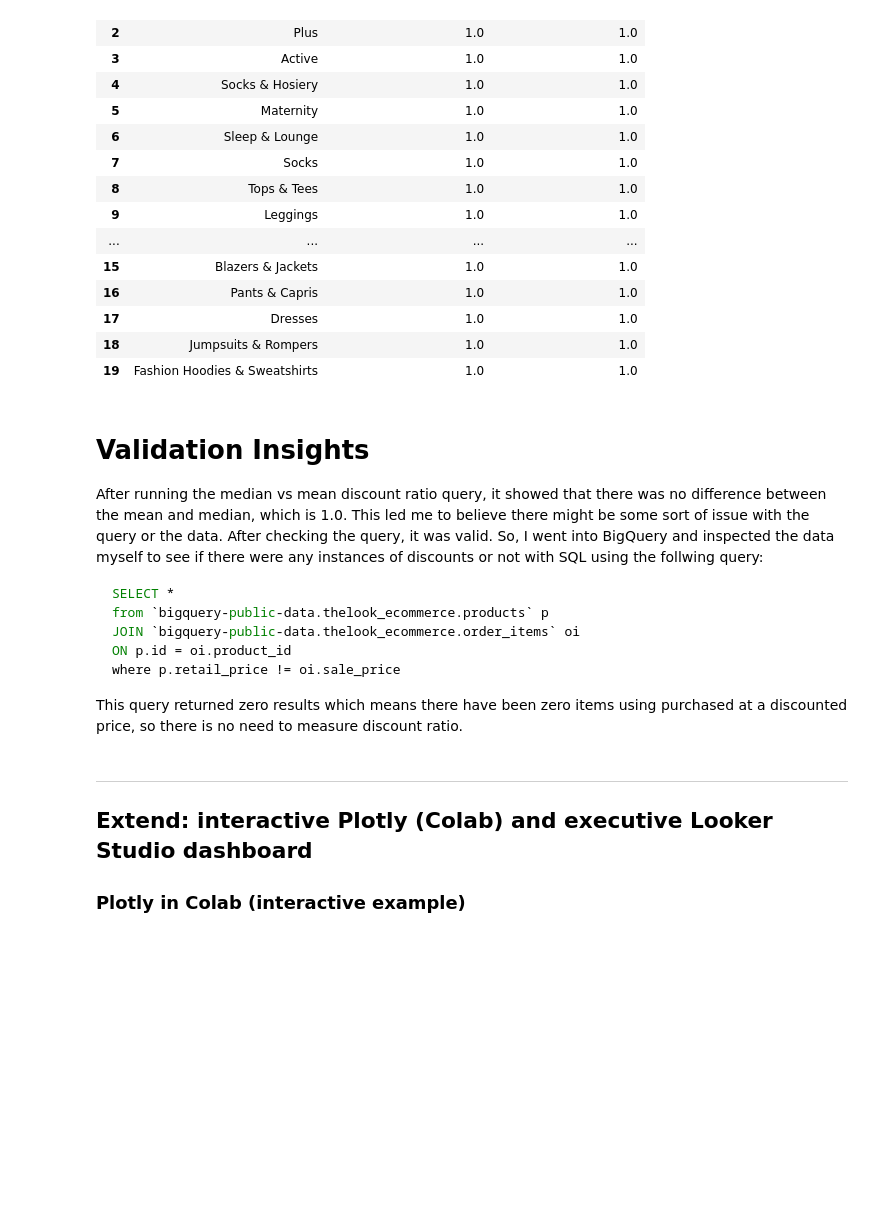
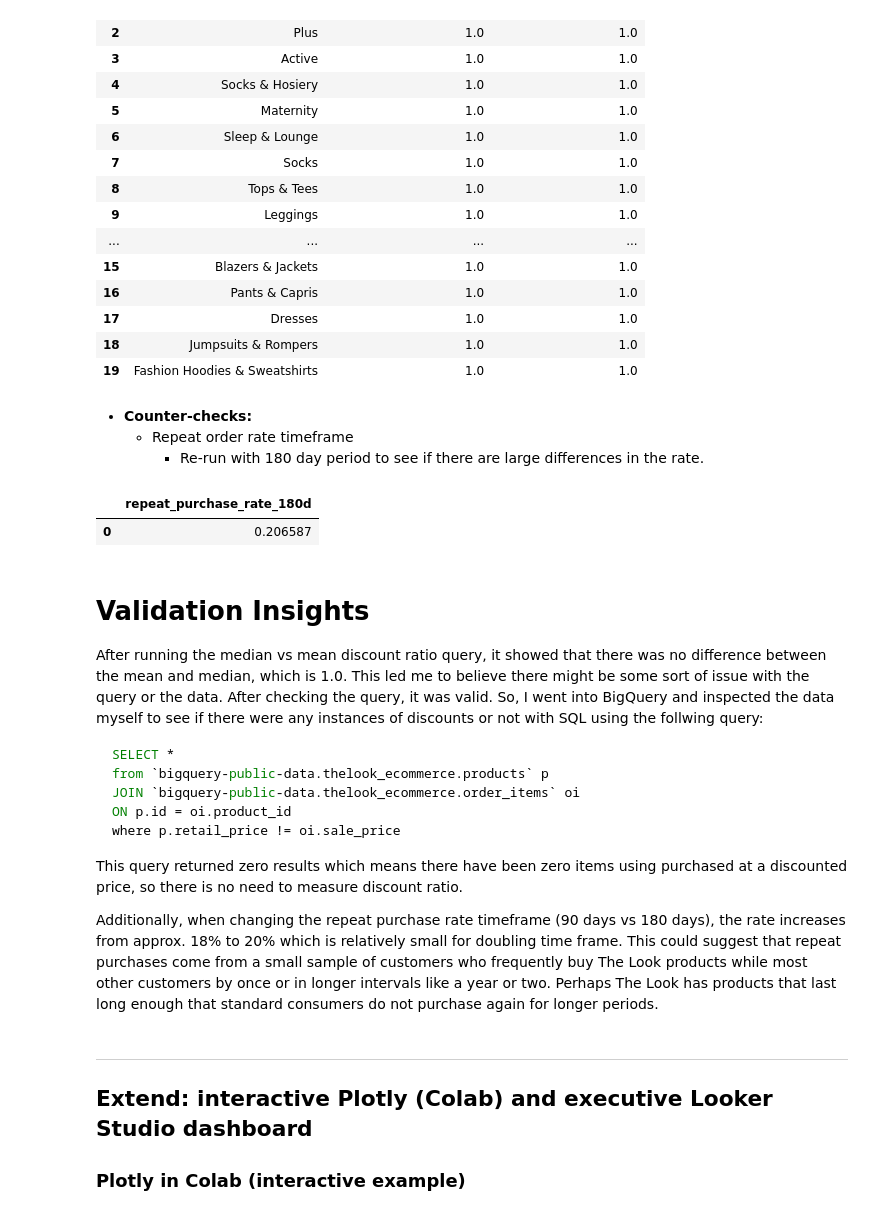
Before and after one commit to elebon26/Unit1_TheLook_Team9, a Jupyter notebook: individual/Unit1_IanHedges_DIVE.ipynb, the cells around one changed output. Drawn from its saved outputs; the diff is of its cells as text; code cells hidden in the pictures; blank space fills up the shorter version.

````diff
--- a/individual/Unit1_IanHedges_DIVE.ipynb
+++ b/individual/Unit1_IanHedges_DIVE.ipynb
@@ -586,6 +586,39 @@ median_validation_df.head(20)
 | 17 | Dresses | 1.0 | 1.0 |
 | 18 | Jumpsuits & Rompers | 1.0 | 1.0 |
 | 19 | Fashion Hoodies & Sweatshirts | 1.0 | 1.0 |
+# %% [markdown]
+- **Counter-checks:**
+  - Repeat order rate timeframe
+    - Re-run with 180 day period to see if there are large differences in the rate.
+# %%
+repeat180_query = """
+-- Repeat purchase rate (RPR) over last 180 days
+WITH orders_180 AS (
+  SELECT
+    o.user_id,
+    DATE(o.created_at) AS order_date,
+    o.order_id
+  FROM `bigquery-public-data.thelook_ecommerce.orders` o
+  WHERE o.created_at >= TIMESTAMP_SUB(CURRENT_TIMESTAMP(), INTERVAL 180 DAY)
+),
+by_customer AS (
+  SELECT
+    user_id,
+    COUNT(DISTINCT order_id) AS orders_180
+  FROM orders_180
+  GROUP BY user_id
+)
+SELECT
+  SAFE_DIVIDE(SUM(CASE WHEN orders_180 >= 2 THEN 1 ELSE 0 END), COUNT(*)) AS repeat_purchase_rate_180d
+FROM by_customer;
+
+"""
+
+repeat180_df = client.query(repeat180_query).to_dataframe()
+repeat180_df.head()
+# %% [output]
+|  | repeat_purchase_rate_180d |
+| 0 | 0.206587 |
 # %% [markdown]
 # Validation Insights
 After running the median vs mean discount ratio query, it showed that there was no difference between the mean and median, which is 1.0. This led me to believe there might be some sort of issue with the query or the data. After checking the query, it was valid. So, I went into BigQuery and inspected the data myself to see if there were any instances of discounts or not with SQL using the follwing query:
@@ -599,6 +632,9 @@ where p.retail_price != oi.sale_price
 ```
 
 This query returned zero results which means there have been zero items using purchased at a discounted price, so there is no need to measure discount ratio.
+
+
+Additionally, when changing the repeat purchase rate timeframe (90 days vs 180 days), the rate increases from approx. 18% to 20% which is relatively small for doubling time frame. This could suggest that repeat purchases come from a small sample of customers who frequently buy The Look products while most other customers by once or in longer intervals like a year or two. Perhaps The Look has products that last long enough that standard consumers do not purchase again for longer periods.
 # %% [markdown]
 ---
 
````
